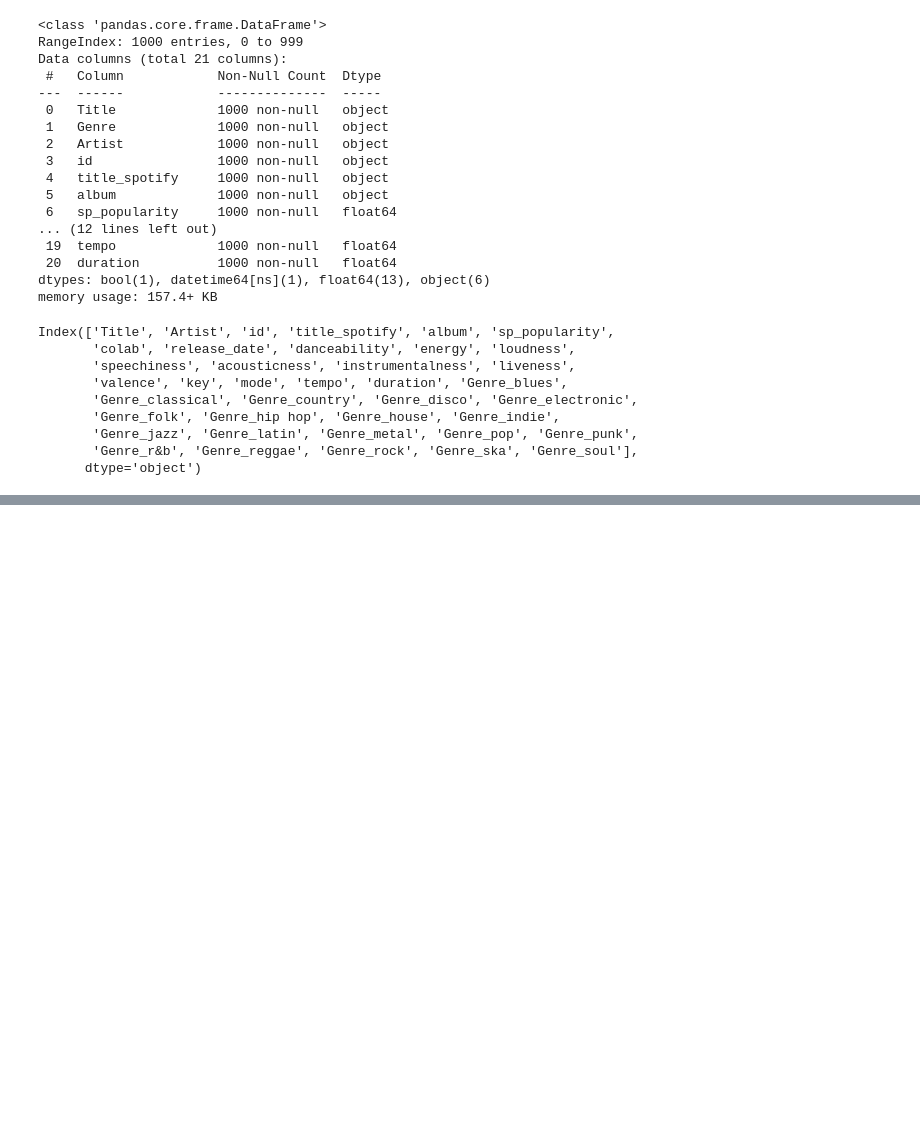
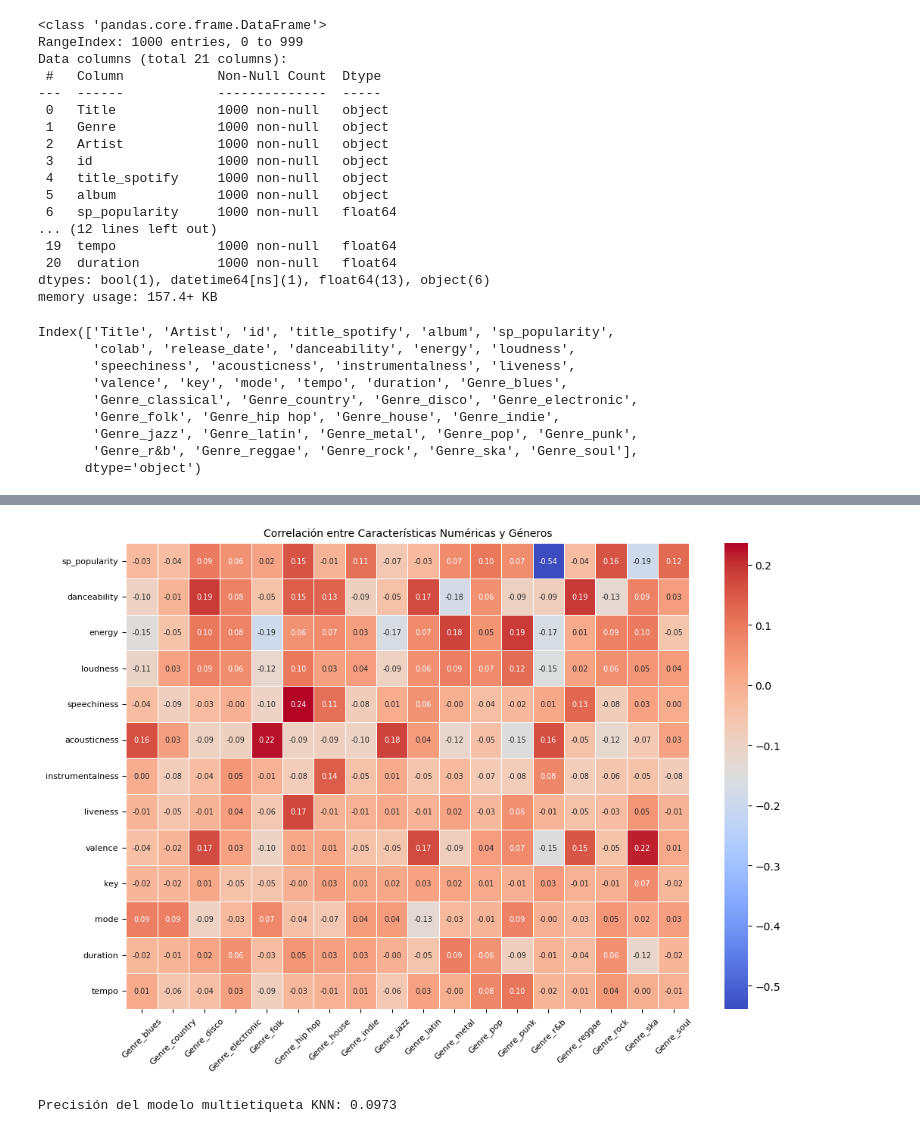
Before and after one commit to almudenamcastro/ironhack-w6-popatomsML, a Jupyter notebook: gabi_ml.ipynb, the cells around one changed output, grey strips where cells are left out. Drawn from its saved outputs; the diff is of its cells as text; code cells hidden in the pictures; blank space fills up the shorter version.

```diff
--- a/gabi_ml.ipynb
+++ b/gabi_ml.ipynb
@@ -78,13 +127,61 @@ songs.drop(columns=['Genre_classical'], inplace=True)
+# %%
+
+# Seleccionar las columnas numéricas y los géneros
+numerical_features = ['sp_popularity', 'danceability', 'energy','loudness','speechiness', 'acousticness', 'instrumentalness', 'liveness', 'valence','key','mode','duration', 'tempo']
+genre_columns = [col for col in songs.columns if col.startswith('Genre_')]
+
+# Filtrar las columnas relevantes para la correlación (numéricas y géneros)
+columns_to_correlate = numerical_features + genre_columns
+
+# Crear la matriz de correlación entre características numéricas y géneros
+corr_matrix = songs[columns_to_correlate].corr()
+
+# Filtrar para mostrar solo las correlaciones entre las características numéricas y los géneros
+corr_genres = corr_matrix.loc[numerical_features, genre_columns]
+
+# Crear un heatmap para visualizar la matriz de correlación
+plt.figure(figsize=(12, 8))
+
+# Aplicar formato para mostrar solo 2 decimales en las anotaciones
+sns.heatmap(corr_genres, annot=True, fmt=".2f", cmap='coolwarm', linewidths=0.5, annot_kws={"size": 7})
+plt.xticks(fontsize=8, rotation=45)  # Cambiar el tamaño y rotación de las etiquetas del eje X
+plt.yticks(fontsize=8)  # Cambiar el tamaño de las etiquetas del eje Y
+plt.title('Correlación entre Características Numéricas y Géneros', fontsize=10)
+
+plt.show()
+# %% [output]
+[figure, added]
 # %%
-X = songs[['danceability', 'energy', 'loudness',
-       'speechiness', 'acousticness', 'instrumentalness', 'liveness',
-       'valence', 'key', 'mode', 'tempo', 'duration']]
+target_columns = [col for col in songs.columns if col.startswith('Genre_')]
+
+X = songs[['sp_popularity', 'danceability', 'energy','loudness','speechiness', 'acousticness', 'instrumentalness', 'liveness', 'valence','key','mode','duration', 'tempo']]
 y = songs[[col for col in songs.columns if col.startswith('Genre_')]]
 
 X = X.dropna()
 y = y.dropna()
 
 X_train, X_test, y_train, y_test = train_test_split(X, y, test_size=0.2, random_state=42)
+# Escalar las características numéricas
+scaler = StandardScaler()
+X_scaled = scaler.fit_transform(X)
+
+# Crear el modelo de KNN
+knn = KNeighborsClassifier(n_neighbors=5)  # Puedes ajustar el número de vecinos
+
+# MultiOutputClassifier para manejar varios targets (géneros)
+multi_target_knn = MultiOutputClassifier(knn)
+
+# Entrenar el modelo
+multi_target_knn.fit(X_train, y_train)
+
+# Hacer predicciones
+y_pred = multi_target_knn.predict(X_test)
+
+# Evaluar el desempeño
+accuracy = accuracy_score(y_test, y_pred)
+print(f"Precisión del modelo multietiqueta KNN: {accuracy:.4f}")
+# %% [output]
+Precisión del modelo multietiqueta KNN: 0.0973
 # %%
 for genre in y.columns:
     model = LogisticRegression(max_iter=2000)
```
Also changed, not shown: parts of 18 cells of this notebook, 10 other files.
